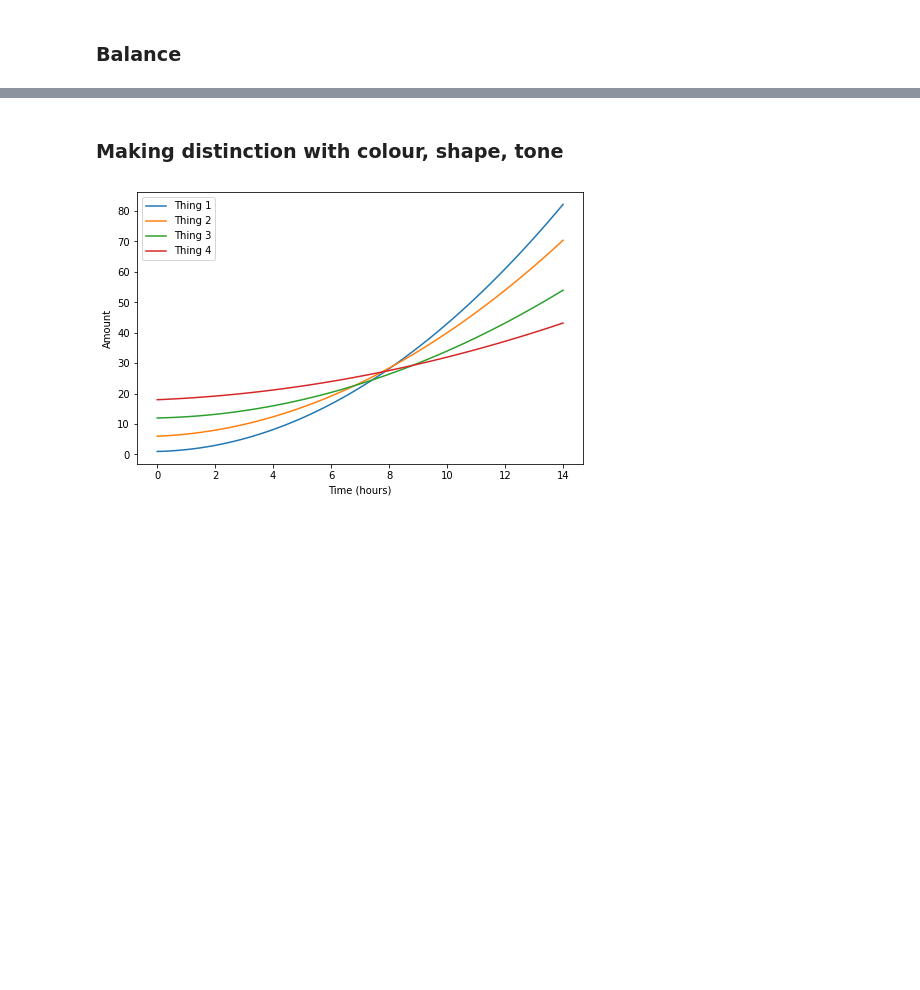
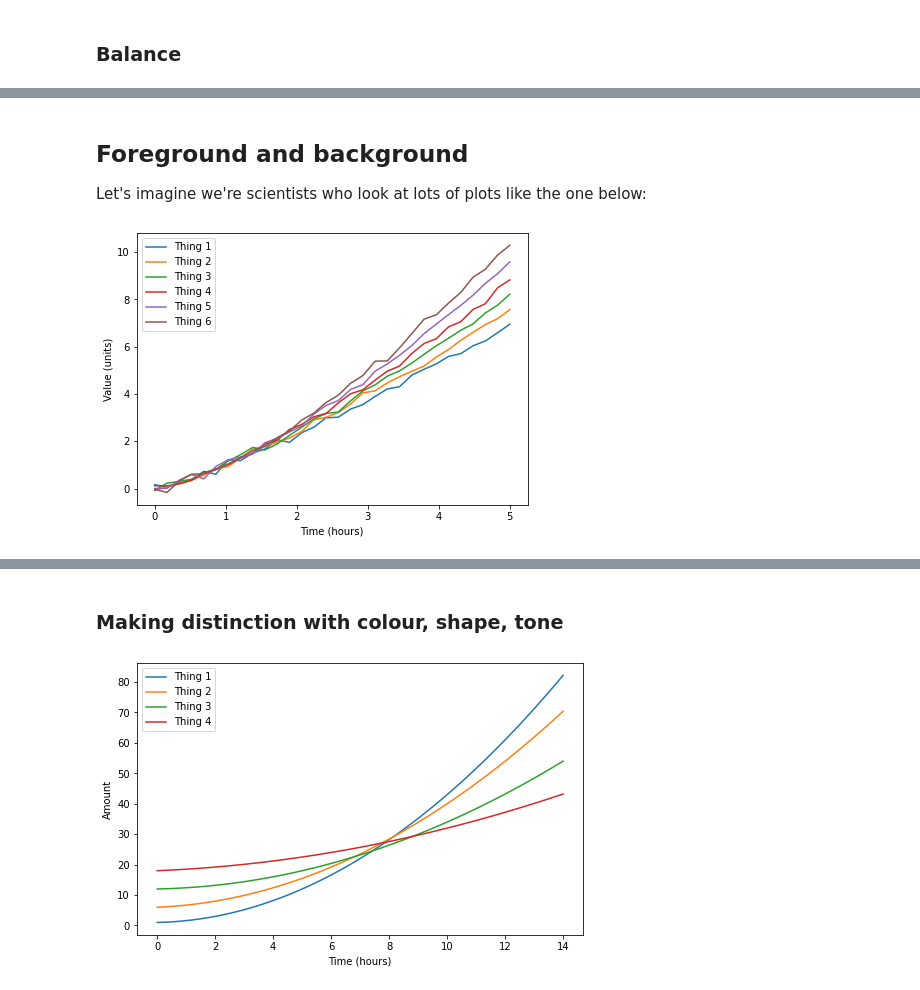
Before and after one commit to MichaelClerx/making-figures, a Jupyter notebook: part-1/1-4-visual-language.ipynb, the cells around one changed output, grey strips where cells are left out. Drawn from its saved outputs; the diff is of its cells as text; code cells hidden in the pictures; blank space fills up the shorter version.

```diff
--- a/part-1/1-4-visual-language.ipynb
+++ b/part-1/1-4-visual-language.ipynb
@@ -107,3 +109,28 @@ A very unbalanced layout. The space is not filled evenly; there's no symmetry; c
 
 If done well, lack of balance can create tension that draws the viewer in.
 Done without skill (see above), it can be very ugly too.
+# %% [markdown]
+## Foreground and background
+
+Let's imagine we're scientists who look at lots of plots like the one below:
+# %%
+import matplotlib.pyplot as plt
+import numpy as np
+np.random.seed(1)
+
+x = np.linspace(0, 5, 30)
+data = np.array([x**1.2, x**1.25, x**1.3, x**1.35, x**1.4, x**1.45])
+data += np.random.normal(0, 0.1, data.shape)
+
+fig = plt.figure(figsize=(7, 5))
+
+ax = fig.add_subplot()
+ax.set_xlabel('Time (hours)')
+ax.set_ylabel('Value (units)')
+for i, y in enumerate(data):
+    ax.plot(x, y, label=f'Thing {1 + i}')
+ax.legend(loc='upper left')
+
+plt.show()
+# %% [output]
+[figure, added]
```
Also changed, not shown: parts of 8 cells of this notebook, 6 other files.
